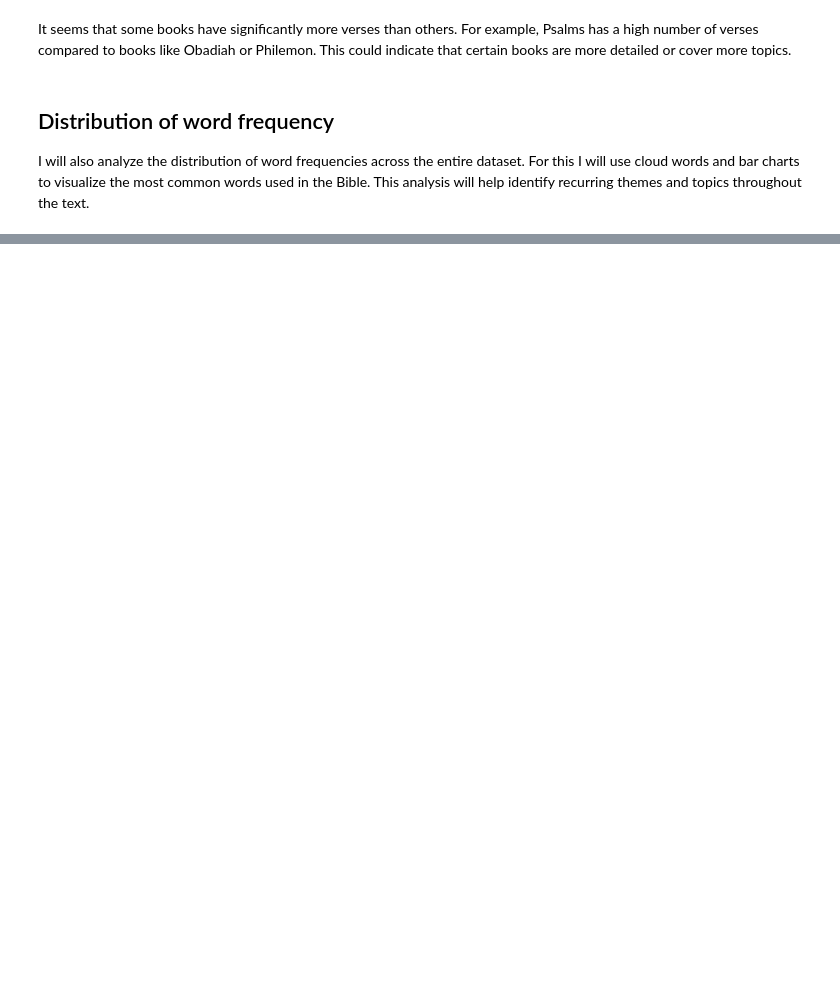
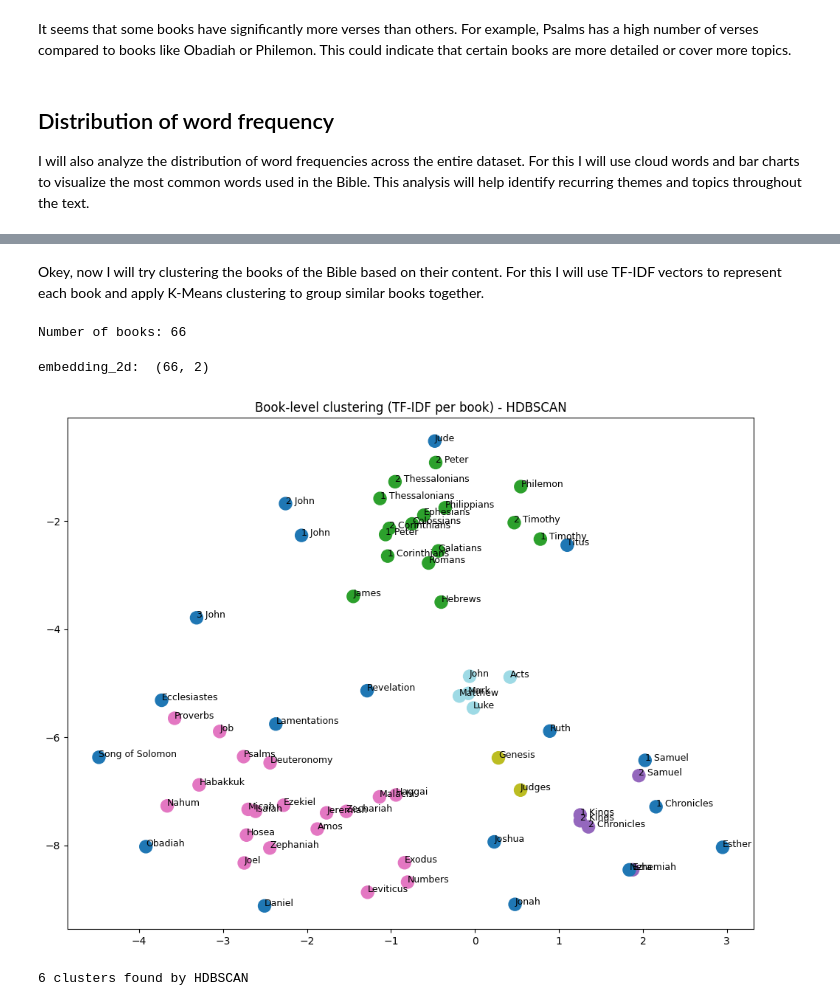
Before and after one commit to Semyazas/Bible-analysis, a Jupyter notebook: report/report.ipynb, the cells around one changed output, grey strips where cells are left out. Saved outputs shown, nothing was run; the diff lists cells and outputs as text; code cells hidden in the pictures; blank space fills up the shorter version.

Commit message:
added basic clustering

```diff
--- a/report/report.ipynb
+++ b/report/report.ipynb
@@ -103,0 +127,11 @@ plt.imshow(wordcloud, interpolation='bilinear')
+# %%
+
+
+
+bible_data["text"] = bible_data["text"].str.replace('[^\w\s]', '').str.lower()
+bible_data["tokens"] = bible_data["text"].str.split()
+from sklearn.feature_extraction.text import TfidfVectorizer
+vectorizer = TfidfVectorizer(stop_words='english')
+embeddings = vectorizer.fit_transform(bible_data["text"])
+print("TF-IDF matrix shape:", embeddings.shape)
+print(embeddings)
@@ -103,0 +156,42 @@ plt.imshow(wordcloud, interpolation='bilinear')
+# %% [markdown]
+Okey, now I will try clustering the books of the Bible based on their content. For this I will use TF-IDF vectors to represent each book and apply K-Means clustering to group similar books together.
+# %%
+# Aggregate verses into book-level documents, vectorize, cluster and visualize
+from sklearn.feature_extraction.text import TfidfVectorizer
+import matplotlib.pyplot as plt
+
+# Aggregate: join all verses for each book into one document
+books = bible_data.groupby('book')['text'].apply(lambda x: ' '.join(x)).reset_index()
+print('Number of books:', len(books))
+
+# Vectorize per-book (TF-IDF) - keep a modest feature set to avoid noise
+book_vectorizer = TfidfVectorizer(stop_words='english', max_features=5000, ngram_range=(1,2))
+book_embeddings = book_vectorizer.fit_transform(books['text'])
+
+import hdbscan
+clusterer = hdbscan.HDBSCAN(min_cluster_size=2, metric='euclidean')
+book_labels_h = clusterer.fit_predict(book_embeddings)
+books['hdbscan_label'] = book_labels_h
+
+from sklearn.manifold import TSNE
+# for small number of books it's fine to densify
+X_dense = book_embeddings.toarray() if hasattr(book_embeddings, 'toarray') else book_embeddings
+tsne = TSNE(n_components=2, random_state=42, init='random')
+embedding_2d = tsne.fit_transform(X_dense)
+print("embedding_2d: ", embedding_2d.shape)
+
+# Plot colored by KMeans labels
+plt.figure(figsize=(12, 9))
+sns.scatterplot(x=embedding_2d[:, 0],y= embedding_2d[:, 1], c=books['hdbscan_label'], cmap='tab20', s=150)
+for i, name in enumerate(books['book']):
+    plt.text(embedding_2d[i, 0], embedding_2d[i, 1], name, fontsize=9)
+plt.title('Book-level clustering (TF-IDF per book) - HDBSCAN')
+#plt.colorbar(scatter)
+plt.show()
+
+print(len(books['hdbscan_label'].unique()), "clusters found by HDBSCAN")
+# %% [output]
+Number of books: 66
+embedding_2d:  (66, 2)
+[figure, added]
+6 clusters found by HDBSCAN
```
Also changed, not shown: parts of 8 cells of this notebook.
